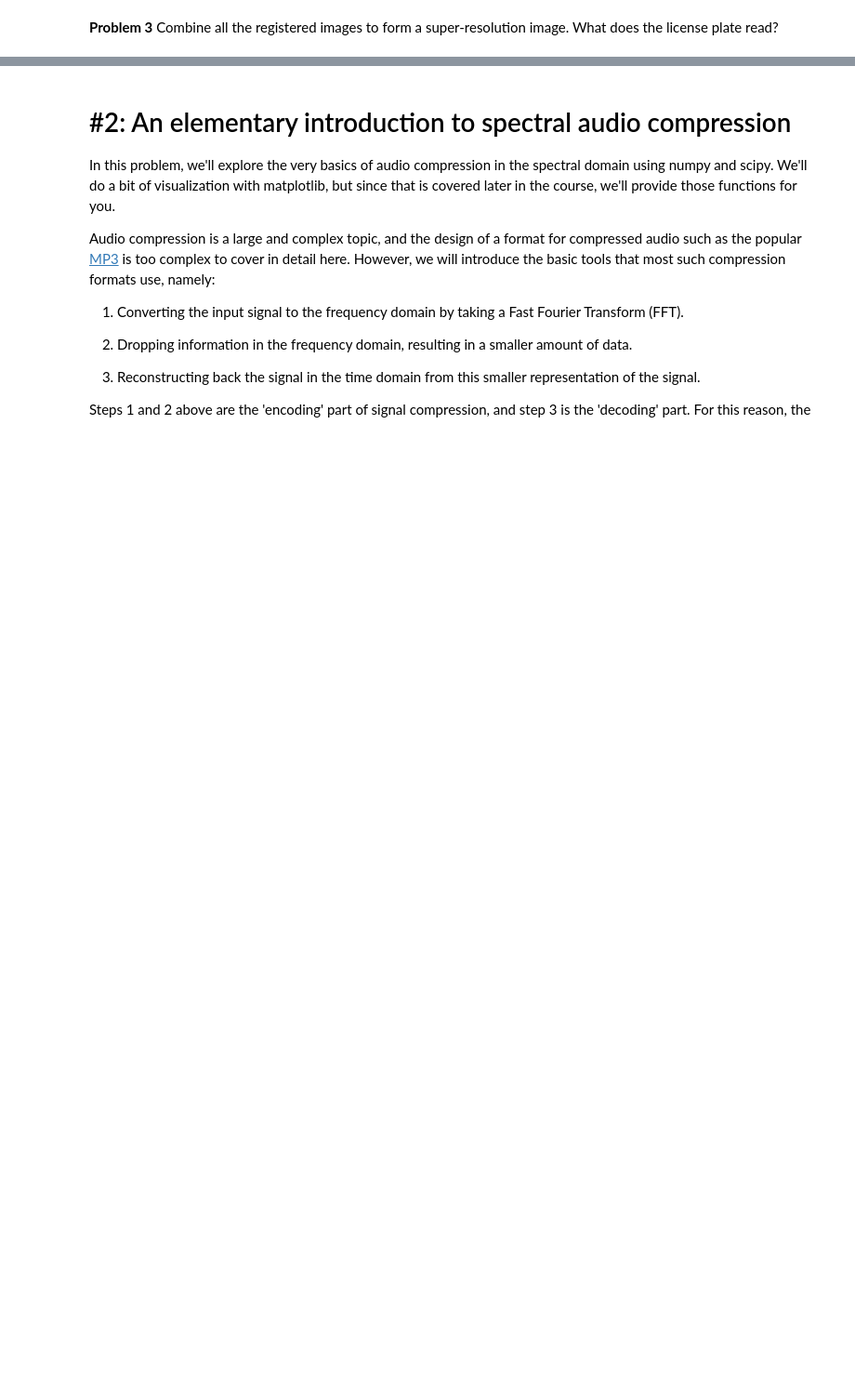
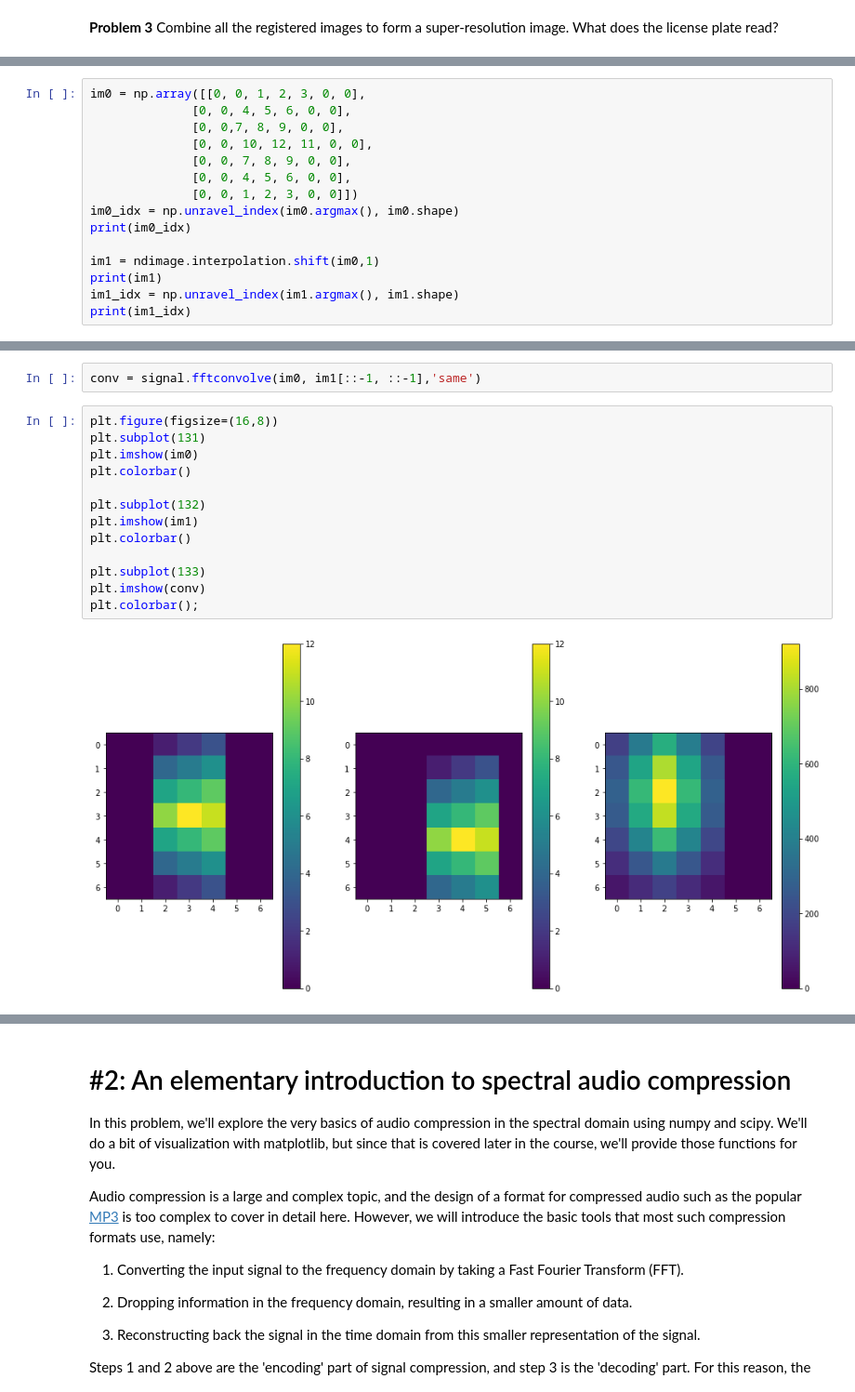
Before and after one commit to JBeechert/python-ay250-homework, a Jupyter notebook: hw_1/hw_1_assignment.ipynb, the cells around one changed output, grey strips where cells are left out. Shown at 93% size. Saved outputs shown, nothing was run; the diff lists cells and outputs as text; blank space fills up the shorter version.

```diff
--- a/hw_1/hw_1_assignment.ipynb
+++ b/hw_1/hw_1_assignment.ipynb
@@ -143,0 +176,15 @@ print(offset)
+# %%
+im0 = np.array([[0, 0, 1, 2, 3, 0, 0],
+              [0, 0, 4, 5, 6, 0, 0],
+              [0, 0,7, 8, 9, 0, 0],
+              [0, 0, 10, 12, 11, 0, 0],
+              [0, 0, 7, 8, 9, 0, 0],
+              [0, 0, 4, 5, 6, 0, 0],
+              [0, 0, 1, 2, 3, 0, 0]])
+im0_idx = np.unravel_index(im0.argmax(), im0.shape)
+print(im0_idx)
+
+im1 = ndimage.interpolation.shift(im0,1)
+print(im1)
+im1_idx = np.unravel_index(im1.argmax(), im1.shape)
+print(im1_idx)
@@ -143,0 +201,17 @@ print(offset)
+# %%
+conv = signal.fftconvolve(im0, im1[::-1, ::-1],'same')
+# %%
+plt.figure(figsize=(16,8))
+plt.subplot(131)
+plt.imshow(im0)
+plt.colorbar()
+
+plt.subplot(132)
+plt.imshow(im1)
+plt.colorbar()
+
+plt.subplot(133)
+plt.imshow(conv)
+plt.colorbar();
+# %% [output]
+[figure, added]
```
Also changed, not shown: parts of 31 cells of this notebook.
